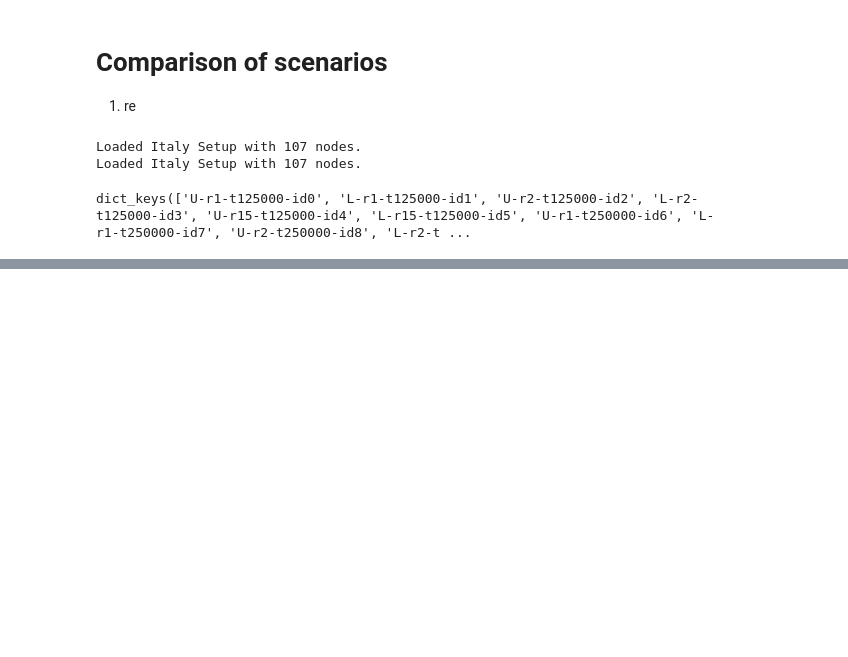
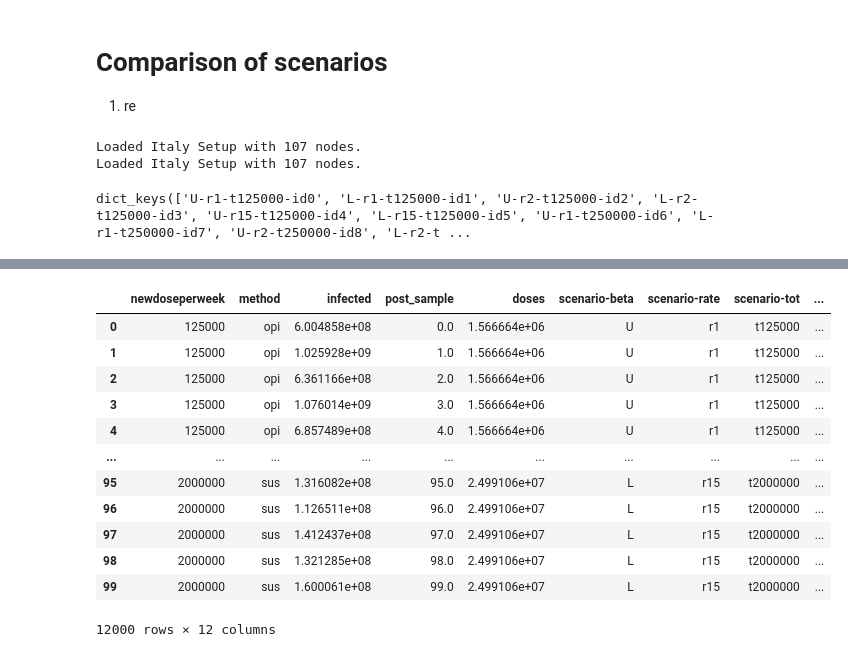
Before and after one commit to jcblemai/COVID-19_italy-vaccination-oc, a Jupyter notebook: analysis_scn.ipynb, the cells around one changed output, grey strips where cells are left out. Cells and saved outputs as stored; diff of their text form; code cells hidden in the pictures; blank space fills up the shorter version.

```diff
--- a/analysis_scn.ipynb
+++ b/analysis_scn.ipynb
@@ -370,3 +190,21 @@ for name, ts in scn_results_ts.items():
     ax.plot(ts[ts['comp']=='vacc'].pivot(columns = 'place', values='value').cumsum().sum(axis=1), linestyle='-.', lw = 2, label=name.split('-')[0], alpha = .9)
     ax.set_title(name.split('-')[-2]);
     ax.legend()
+# %%
+summary = pd.read_csv('model_output/scenarios/all_summary.csv', index_col=0)
+# %%
+summary
+# %% [output]
+|  | newdoseperweek | method | infected | post_sample | doses | scenario-beta | scenario-rate | scenario-tot | ... |
+| 0 | 125000 | opi | 6.004858e+08 | 0.0 | 1.566664e+06 | U | r1 | t125000 | ... |
+| 1 | 125000 | opi | 1.025928e+09 | 1.0 | 1.566664e+06 | U | r1 | t125000 | ... |
+| 2 | 125000 | opi | 6.361166e+08 | 2.0 | 1.566664e+06 | U | r1 | t125000 | ... |
+| 3 | 125000 | opi | 1.076014e+09 | 3.0 | 1.566664e+06 | U | r1 | t125000 | ... |
+| 4 | 125000 | opi | 6.857489e+08 | 4.0 | 1.566664e+06 | U | r1 | t125000 | ... |
+| ... | ... | ... | ... | ... | ... | ... | ... | ... | ... |
+| 95 | 2000000 | sus | 1.316082e+08 | 95.0 | 2.499106e+07 | L | r15 | t2000000 | ... |
+| 96 | 2000000 | sus | 1.126511e+08 | 96.0 | 2.499106e+07 | L | r15 | t2000000 | ... |
+| 97 | 2000000 | sus | 1.412437e+08 | 97.0 | 2.499106e+07 | L | r15 | t2000000 | ... |
+| 98 | 2000000 | sus | 1.321285e+08 | 98.0 | 2.499106e+07 | L | r15 | t2000000 | ... |
+| 99 | 2000000 | sus | 1.600061e+08 | 99.0 | 2.499106e+07 | L | r15 | t2000000 | ... |
+12000 rows × 12 columns
```
Also changed, not shown: parts of 15 cells of this notebook, 2 other files.
